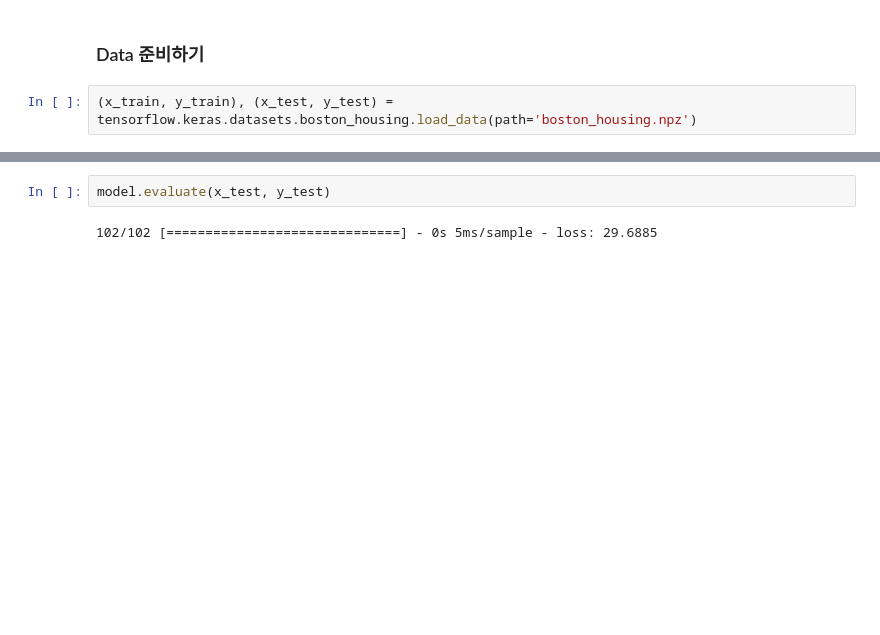
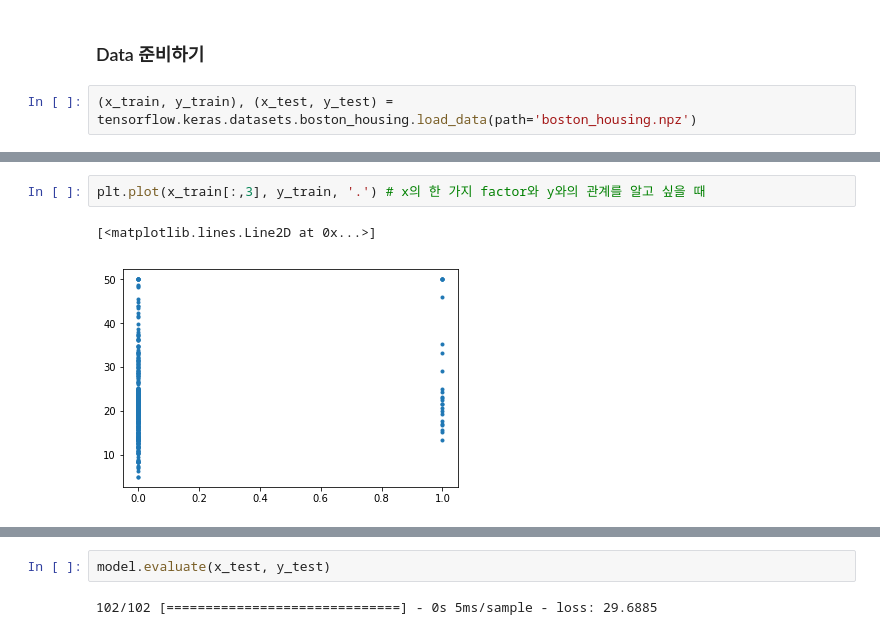
Before and after one commit to DayeongGim/class2019spring, a Jupyter notebook: boston_housing2.ipynb, the cells around one changed output, grey strips where cells are left out. Cells and saved outputs as stored; diff of their text form; blank space fills up the shorter version.

```diff
--- a/boston_housing2.ipynb
+++ b/boston_housing2.ipynb
@@ -16,0 +24,5 @@ import matplotlib.pyplot as plt
+# %%
+plt.plot(x_train[:,3], y_train, '.') # x의 한 가지 factor와 y와의 관계를 알고 싶을 때
+# %% [output]
+[<matplotlib.lines.Line2D at 0x...>]
+[figure, added]
```
Also changed, not shown: parts of 8 cells of this notebook.
